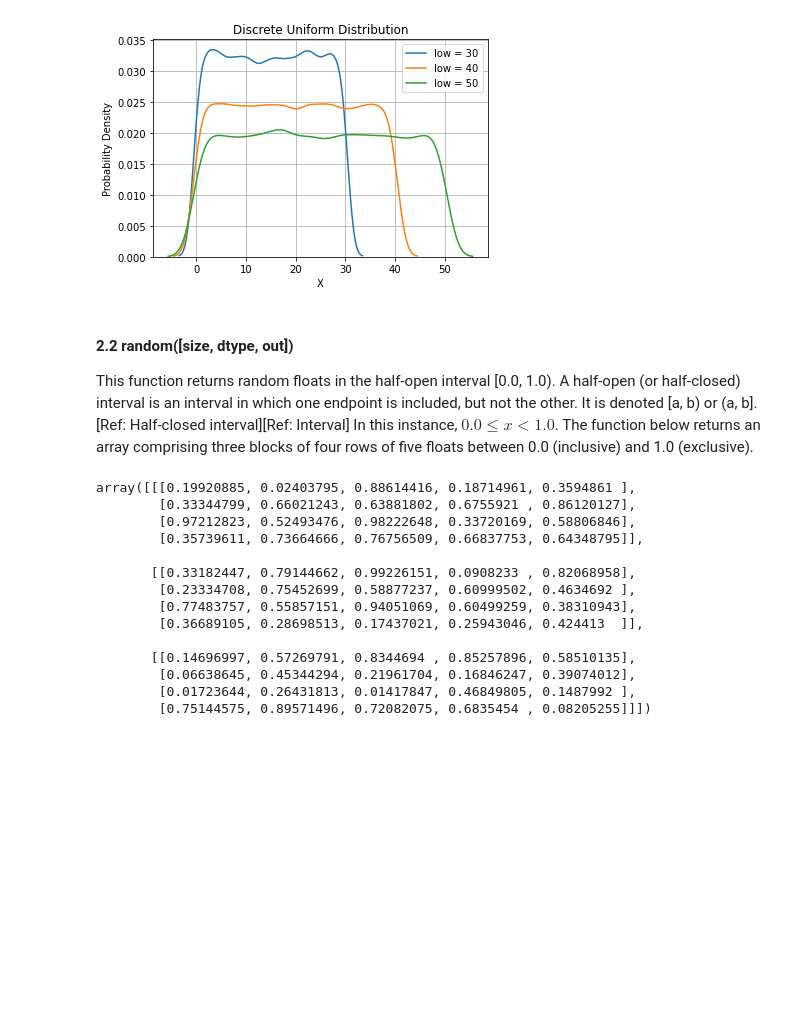
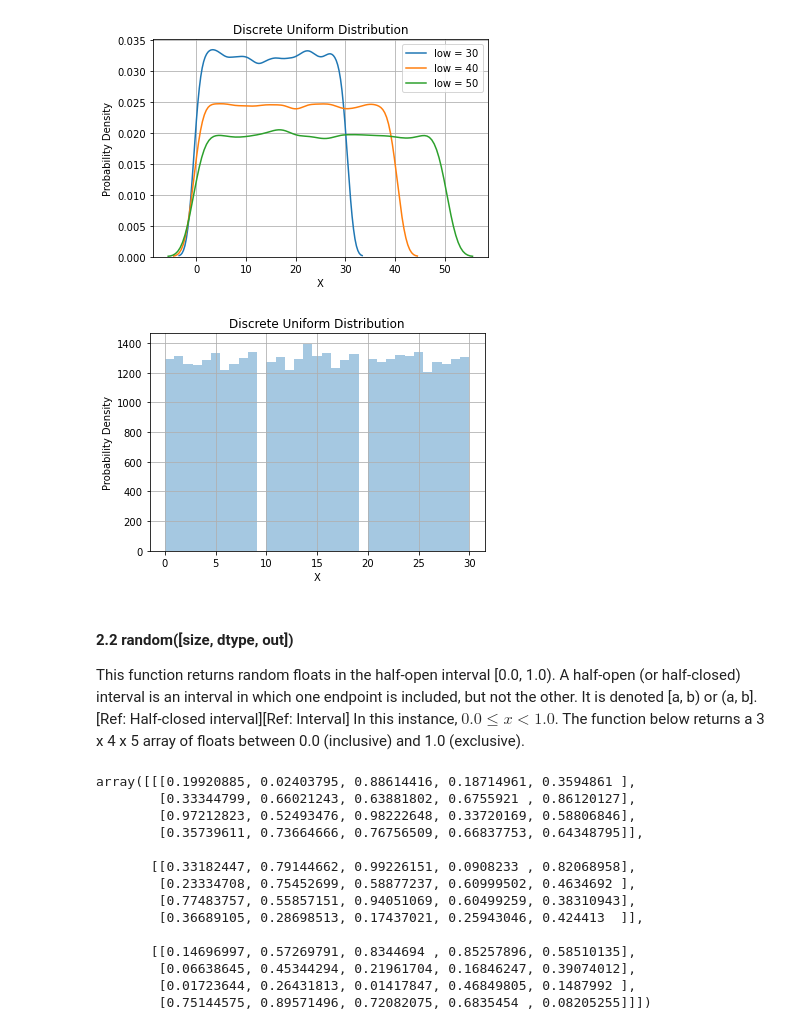
Before and after one commit to GaryLocke91/52465_programming_assignment, a Jupyter notebook: 52465_programming_assignment.ipynb, the cells around one changed output. Saved outputs shown, nothing was run; the diff lists cells and outputs as text; code cells hidden in the pictures; blank space fills up the shorter version.

```diff
--- a/52465_programming_assignment.ipynb
+++ b/52465_programming_assignment.ipynb
@@ -98,10 +98,19 @@ plt.title("Discrete Uniform Distribution")
 plt.grid()
 # %% [output]
 [figure]
+# %%
+# Plot a histogram of the array
+sns.distplot(ax, kde=False)
+plt.xlabel("X")
+plt.ylabel("Probability Density")
+plt.title("Discrete Uniform Distribution")
+plt.grid()
+# %% [output]
+[figure, added]
 # %% [markdown]
 #### 2.2 random([size, dtype, out])
 
-This function returns random floats in the half-open interval [0.0, 1.0). A half-open (or half-closed) interval is an interval in which one endpoint is included, but not the other. It is denoted [a, b) or (a, b]. [Ref: Half-closed interval][Ref: Interval] In this instance, $0.0≤x<1.0$. The function below returns an array comprising three blocks of four rows of five floats between 0.0 (inclusive) and 1.0 (exclusive).
+This function returns random floats in the half-open interval [0.0, 1.0). A half-open (or half-closed) interval is an interval in which one endpoint is included, but not the other. It is denoted [a, b) or (a, b]. [Ref: Half-closed interval][Ref: Interval] In this instance, $0.0≤x<1.0$. The function below returns a 3 x 4 x 5 array of floats between 0.0 (inclusive) and 1.0 (exclusive).
 # %%
 # Construct a new Generator
 rng = np.random.default_rng()
```
Also changed, not shown: parts of 35 cells of this notebook.
